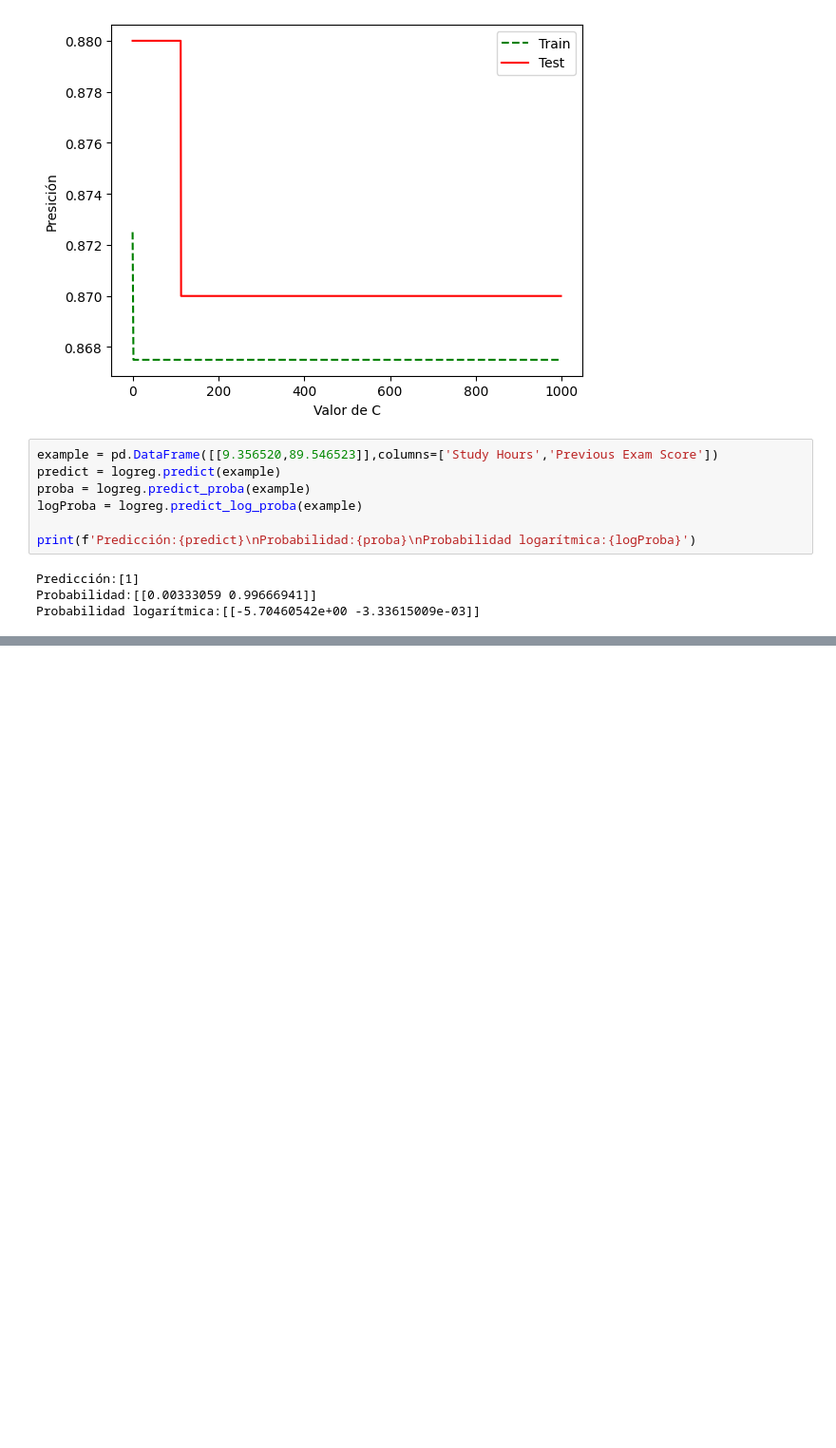
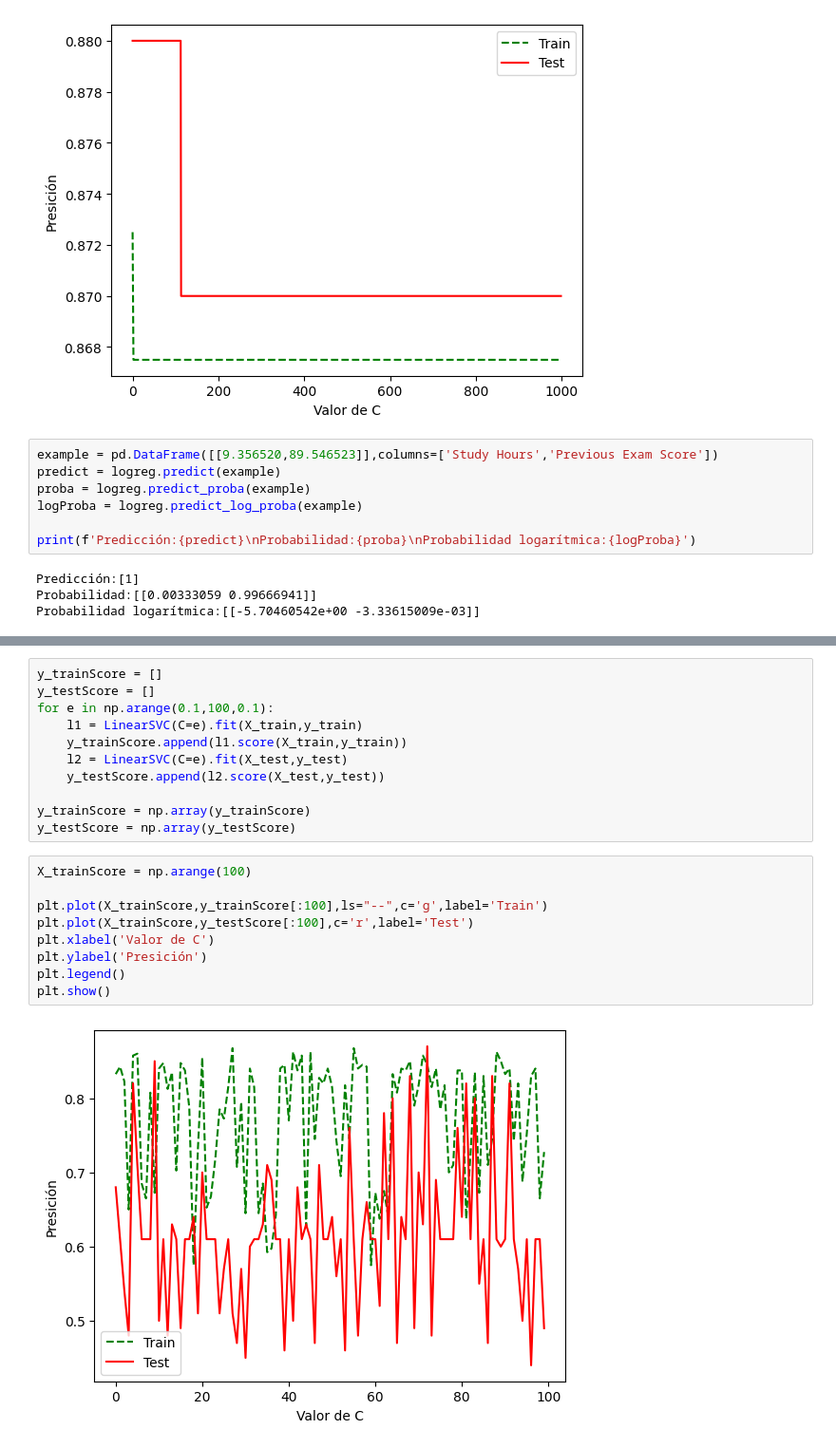
Before and after one commit to arielpincayy/Machine-Learning-Course, a Jupyter notebook: linearregressions.ipynb, the cells around one changed output, grey strips where cells are left out. Shown at 95% size. Saved outputs shown, nothing was run; the diff lists cells and outputs as text; blank space fills up the shorter version.

```diff
--- a/linearregressions.ipynb
+++ b/linearregressions.ipynb
@@ -212,0 +220,22 @@ Probabilidad logarítmica:[[-5.70460542e+00 -3.33615009e-03]]
+# %%
+y_trainScore = []
+y_testScore = []
+for e in np.arange(0.1,100,0.1):
+    l1 = LinearSVC(C=e).fit(X_train,y_train)
+    y_trainScore.append(l1.score(X_train,y_train))
+    l2 = LinearSVC(C=e).fit(X_test,y_test)
+    y_testScore.append(l2.score(X_test,y_test))
+
+y_trainScore = np.array(y_trainScore)
+y_testScore = np.array(y_testScore)
+# %%
+X_trainScore = np.arange(100)
+
+plt.plot(X_trainScore,y_trainScore[:100],ls="--",c='g',label='Train')
+plt.plot(X_trainScore,y_testScore[:100],c='r',label='Test')
+plt.xlabel('Valor de C')
+plt.ylabel('Presición')
+plt.legend()
+plt.show()
+# %% [output]
+[figure, added]
```
Also changed, not shown: parts of 5 cells of this notebook.
